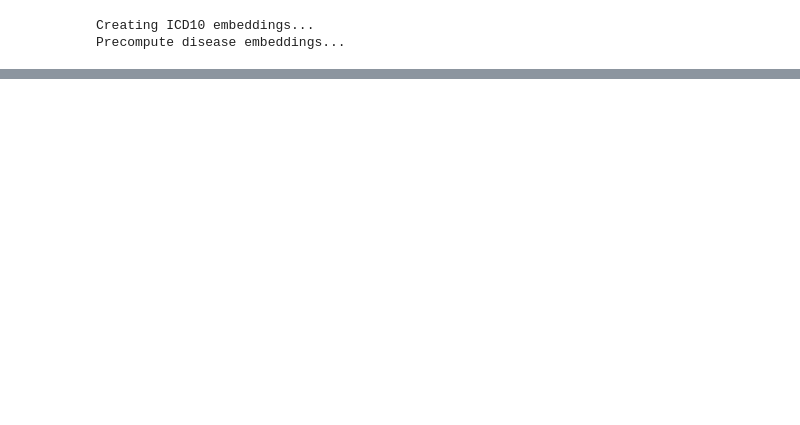
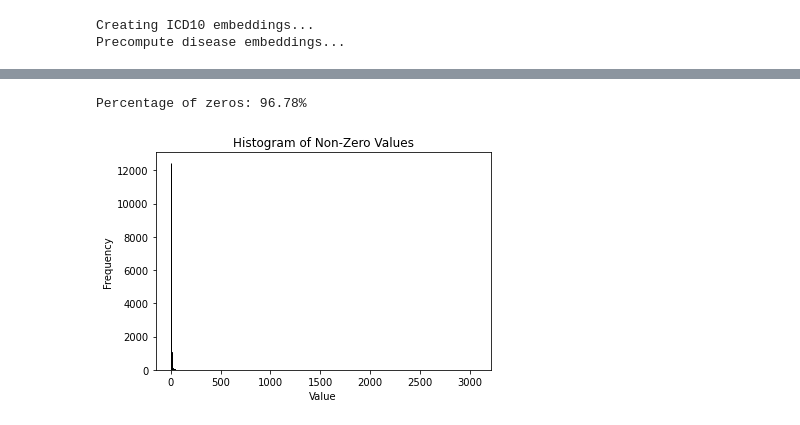
Before and after one commit to vladimirkovacevic/CSH, a Jupyter notebook: map_icd.ipynb, the cells around one changed output, grey strips where cells are left out. Saved outputs shown, nothing was run; the diff lists cells and outputs as text; code cells hidden in the pictures; blank space fills up the shorter version.

```diff
--- a/map_icd.ipynb
+++ b/map_icd.ipynb
@@ -276,0 +313,8 @@ np.count_nonzero(filtered_corr_99_df) / (885 * 885 )
+# %%
+diag_df = pd.read_csv('data/Diagnosis_global_10years.csv')  # Read diagnosis metadata  DiagAll_Eng.csv
+diag_df = diag_df[diag_df['age_id'] < 9].iloc[:1080, :]
+# Add an 'ID' column to diag_df starting from 0 up to the number of rows in diag_df
+diag_df['ID'] = range(0, len(diag_df))
+diag_df.loc[:, 'English description'] = [icd10.find(x[0]).description if icd10.find(x[0]) else x[1] for x in diag_df[['icd_code', 'descr']].values ]
+diag_df.loc[:, 'icd_global'] = diag_df['icd_global'].str.replace('__', '-')
+diag_df
@@ -276,0 +335,5 @@ np.count_nonzero(filtered_corr_99_df) / (885 * 885 )
+# %%
+open_target_df = pd.read_csv(harmonized_fname.replace('.csv', '_icd.csv'))
+open_target_df.index = open_target_df.columns
+# open_target_df = (open_target_df > 0).astype(int)
+display(open_target_df)
@@ -276,0 +518,22 @@ np.count_nonzero(filtered_corr_99_df) / (885 * 885 )
+# %%
+# Flatten DataFrame values to 1D array
+all_values = df.values.flatten()
+
+# Count zeros and non-zeros
+total_values = len(all_values)
+zero_count = np.count_nonzero(all_values == 0)
+non_zero_values = all_values[all_values != 0]
+
+# Calculate percentage of zeros
+zero_percentage = (zero_count / total_values) * 100
+print(f"Percentage of zeros: {zero_percentage:.2f}%")
+
+# Plot histogram of non-zero values
+plt.hist(non_zero_values, bins=1400, edgecolor='black')
+plt.xlabel('Value')
+plt.ylabel('Frequency')
+plt.title('Histogram of Non-Zero Values')
+plt.show()
+# %% [output]
+Percentage of zeros: 96.78%
+[figure, added]
```
Also changed, not shown: parts of 22 cells of this notebook, 1 other file.
